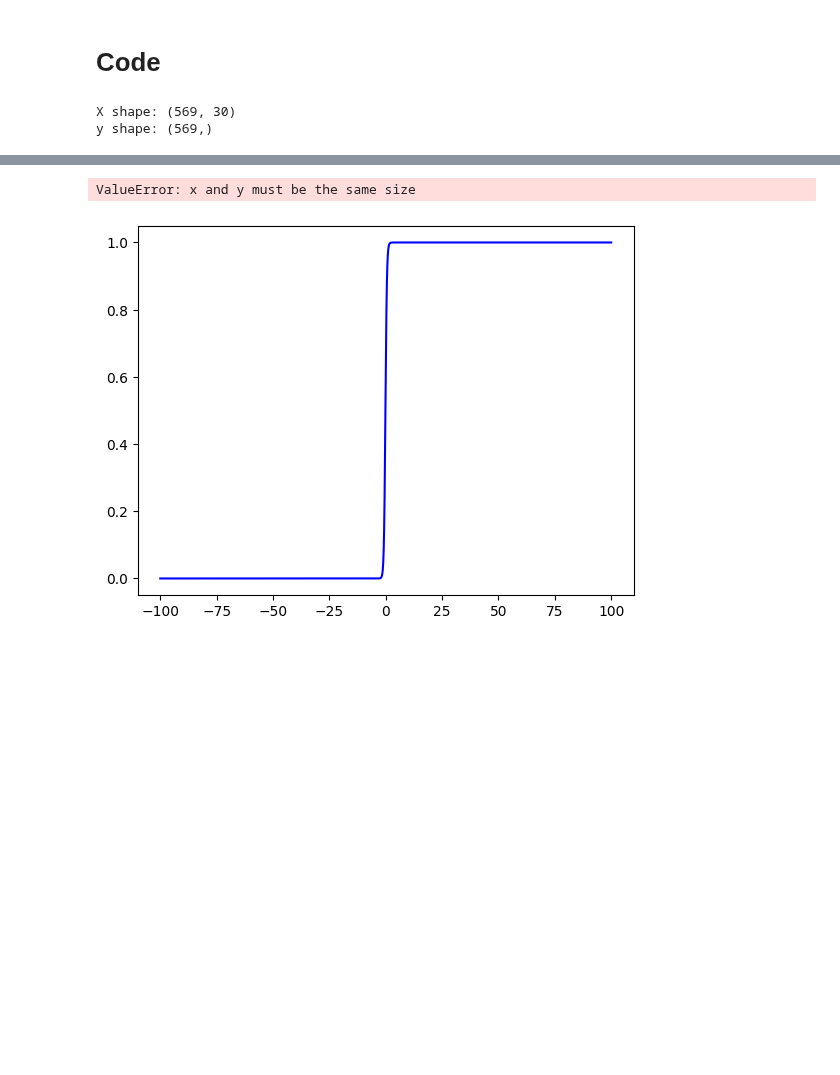
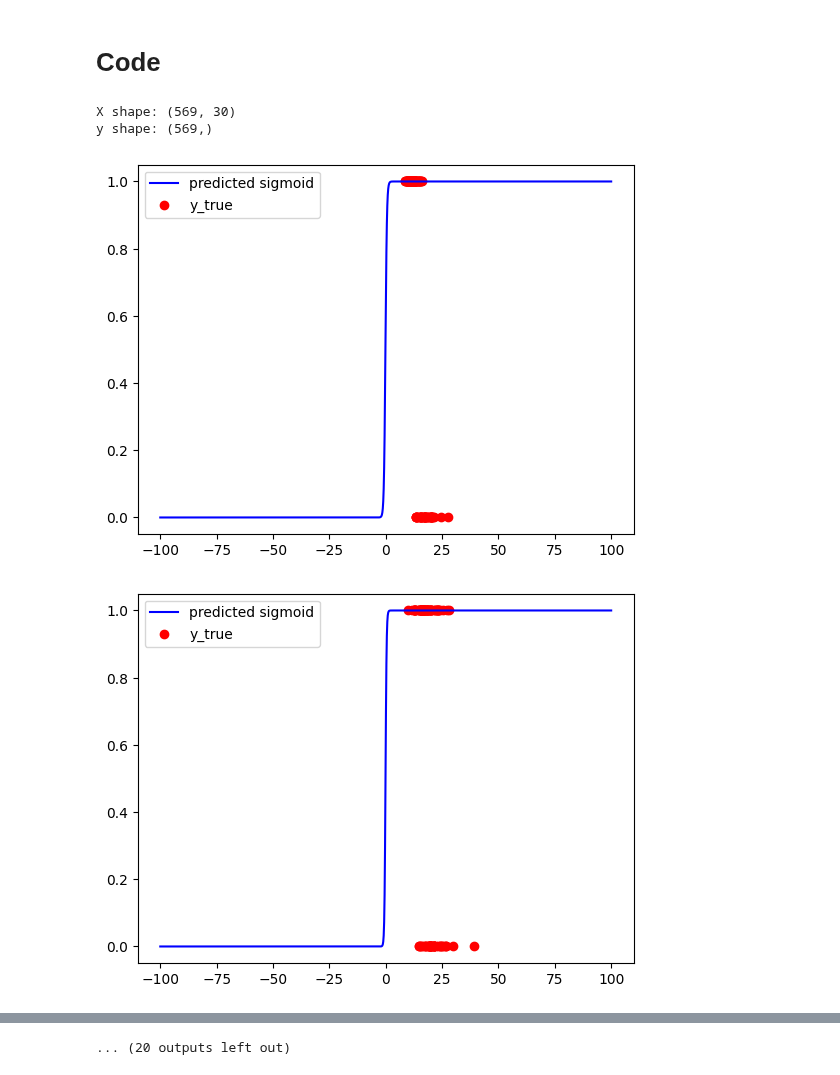
Before and after one commit to barzansaeedpour/foundations-of-machine-learning, a Jupyter notebook: 02_Supervised Learning/02_classification/Logistic Regression/01_logistic_regression_from_scratch.ipynb, the cells around one changed output, grey strips where cells are left out. Saved outputs shown, nothing was run; the diff lists cells and outputs as text; code cells hidden in the pictures; blank space fills up the shorter version.

```diff
--- a/02_Supervised Learning/02_classification/Logistic Regression/01_logistic_regression_from_scratch.ipynb
+++ b/02_Supervised Learning/02_classification/Logistic Regression/01_logistic_regression_from_scratch.ipynb
@@ -573,37 +573,39 @@ class LogisticRegression():
     def predict(self, X):
         linear_pred = np.dot(X, self.weights) + self.bias
         y_pred = sigmoid(linear_pred)
-        plot_logistic(X , y_pred , y , self.weights, self.bias)
         class_pred = [0 if y<=0.5 else 1 for y in y_pred]
+        plot_logistic(X , class_pred , class_pred , self.weights, self.bias)
         return class_pred
 
 import numpy as np
 from sklearn.model_selection import train_test_split
 from sklearn import datasets
 import matplotlib.pyplot as plt
 
 bc = datasets.load_breast_cancer()
 X, y = bc.data, bc.target
 
 print(f"X shape: {X.shape}")
 print(f"y shape: {y.shape}")
 # Convert to DataFrame
 df = pd.DataFrame(bc.data, columns=bc.feature_names)
 df
 
 
 
 X_train, X_test, y_train, y_test = train_test_split(X, y, test_size=0.2, random_state=1234)
 
 clf = LogisticRegression(lr=0.01)
 clf.fit(X_train,y_train)
 y_pred = clf.predict(X_test)
 
 def accuracy(y_pred, y_test):
     return np.sum(y_pred==y_test)/len(y_test)
 
 acc = accuracy(y_pred, y_test)
 print(acc)
 # %% [output]
 X shape: (569, 30)
 y shape: (569,)
+[figure, new version]
+[figure, added]
@@ -610,2 +621 @@ y shape: (569,)
-ValueError: x and y must be the same size
+... (20 outputs left out)
-[figure, old version]
```
Also changed, not shown: parts of 1 cell of this notebook.
